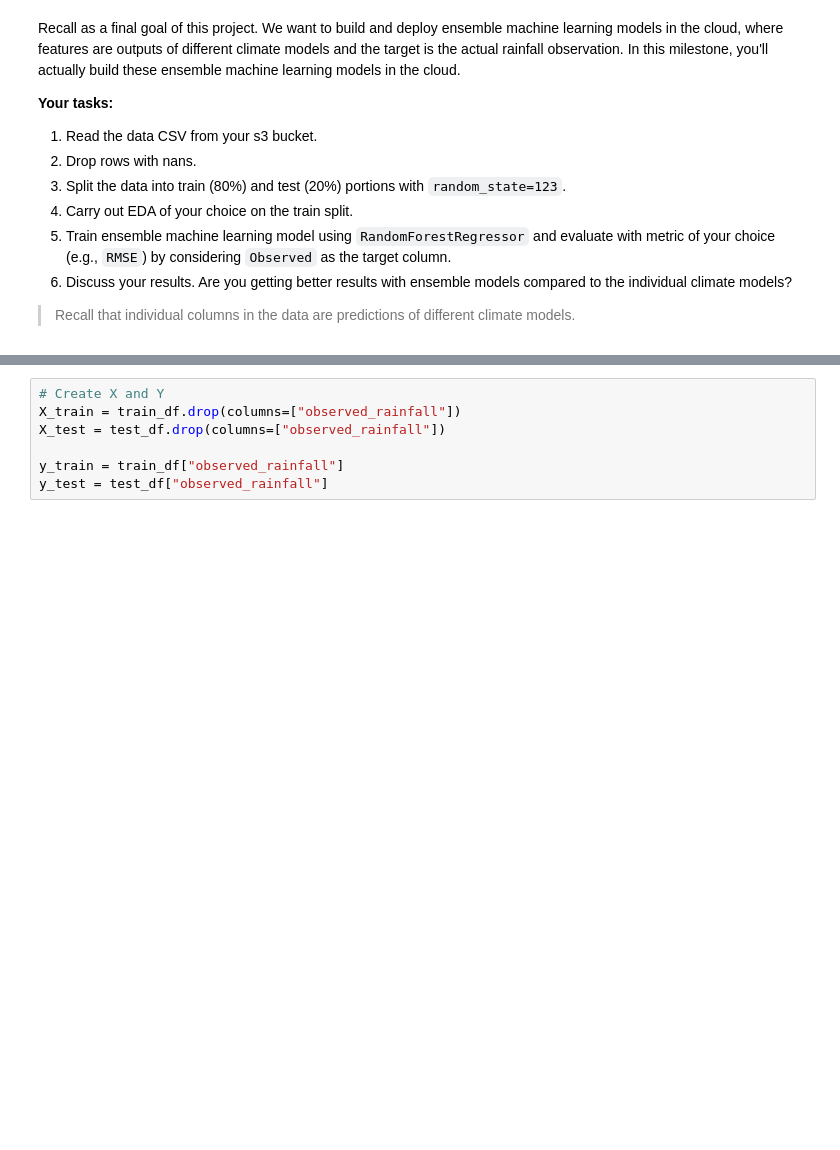
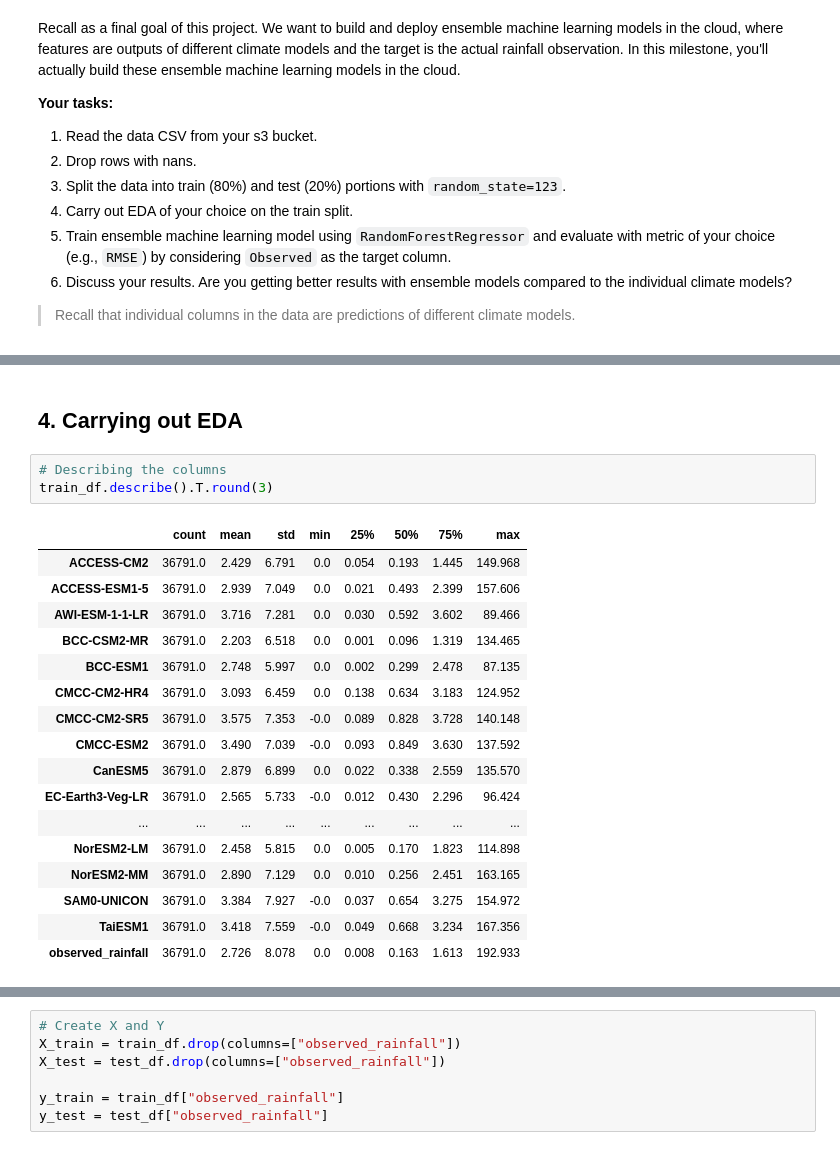
Before and after one commit to UBC-MDS/525_group_5, a Jupyter notebook: notebooks/Milestone3/Milestone3-Task3-jacqueline.ipynb, the cells around one changed output, grey strips where cells are left out. Cells and saved outputs as stored; diff of their text form; blank space fills up the shorter version.

```diff
--- a/notebooks/Milestone3/Milestone3-Task3-jacqueline.ipynb
+++ b/notebooks/Milestone3/Milestone3-Task3-jacqueline.ipynb
@@ -64,0 +115,23 @@ train_df
+# %% [markdown]
+## 4. Carrying out EDA
+# %%
+# Describing the columns
+train_df.describe().T.round(3)
+# %% [output]
+|  | count | mean | std | min | 25% | 50% | 75% | max |
+| ACCESS-CM2 | 36791.0 | 2.429 | 6.791 | 0.0 | 0.054 | 0.193 | 1.445 | 149.968 |
+| ACCESS-ESM1-5 | 36791.0 | 2.939 | 7.049 | 0.0 | 0.021 | 0.493 | 2.399 | 157.606 |
+| AWI-ESM-1-1-LR | 36791.0 | 3.716 | 7.281 | 0.0 | 0.030 | 0.592 | 3.602 | 89.466 |
+| BCC-CSM2-MR | 36791.0 | 2.203 | 6.518 | 0.0 | 0.001 | 0.096 | 1.319 | 134.465 |
+| BCC-ESM1 | 36791.0 | 2.748 | 5.997 | 0.0 | 0.002 | 0.299 | 2.478 | 87.135 |
+| CMCC-CM2-HR4 | 36791.0 | 3.093 | 6.459 | 0.0 | 0.138 | 0.634 | 3.183 | 124.952 |
+| CMCC-CM2-SR5 | 36791.0 | 3.575 | 7.353 | -0.0 | 0.089 | 0.828 | 3.728 | 140.148 |
+| CMCC-ESM2 | 36791.0 | 3.490 | 7.039 | -0.0 | 0.093 | 0.849 | 3.630 | 137.592 |
+| CanESM5 | 36791.0 | 2.879 | 6.899 | 0.0 | 0.022 | 0.338 | 2.559 | 135.570 |
+| EC-Earth3-Veg-LR | 36791.0 | 2.565 | 5.733 | -0.0 | 0.012 | 0.430 | 2.296 | 96.424 |
+| ... | ... | ... | ... | ... | ... | ... | ... | ... |
+| NorESM2-LM | 36791.0 | 2.458 | 5.815 | 0.0 | 0.005 | 0.170 | 1.823 | 114.898 |
+| NorESM2-MM | 36791.0 | 2.890 | 7.129 | 0.0 | 0.010 | 0.256 | 2.451 | 163.165 |
+| SAM0-UNICON | 36791.0 | 3.384 | 7.927 | -0.0 | 0.037 | 0.654 | 3.275 | 154.972 |
+| TaiESM1 | 36791.0 | 3.418 | 7.559 | -0.0 | 0.049 | 0.668 | 3.234 | 167.356 |
+| observed_rainfall | 36791.0 | 2.726 | 8.078 | 0.0 | 0.008 | 0.163 | 1.613 | 192.933 |
```
Also changed, not shown: parts of 26 cells of this notebook, 2 other files.
